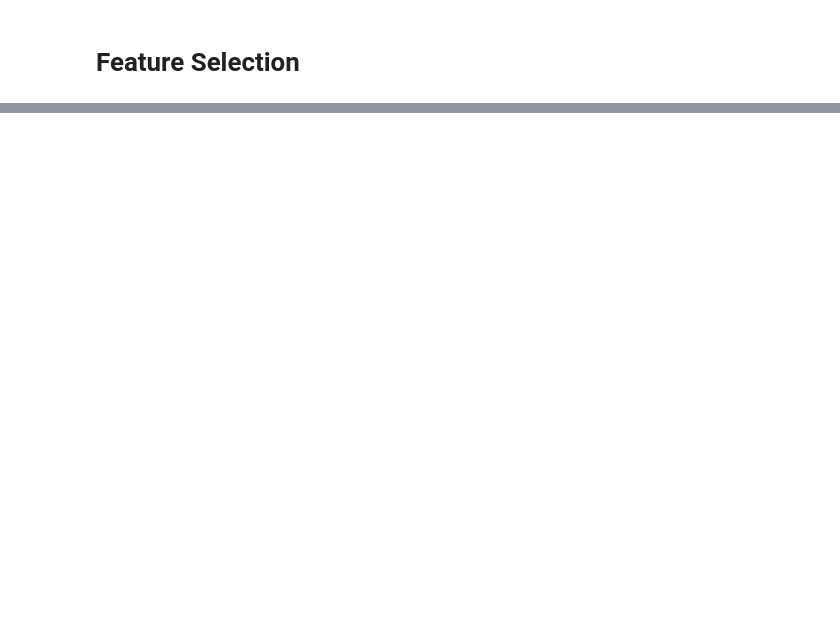
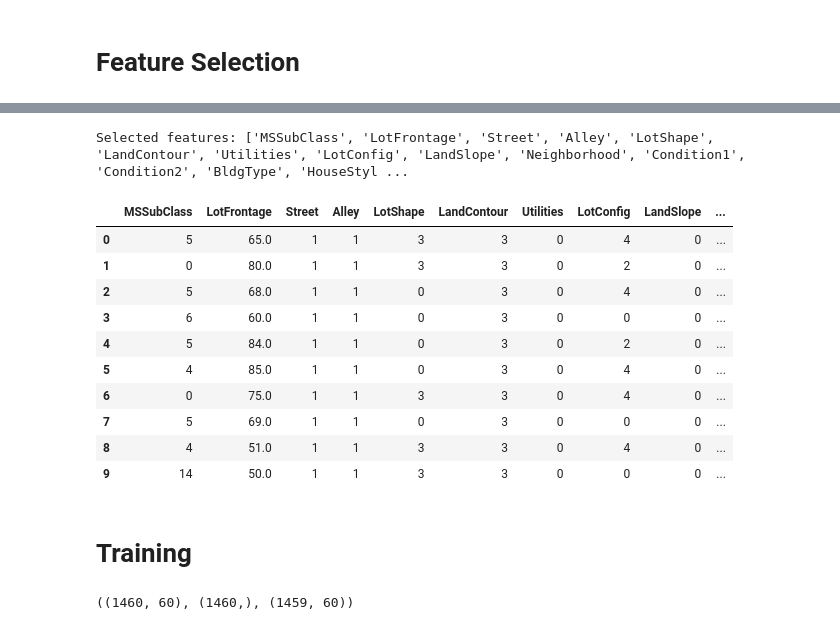
Before and after one commit to Cimbir/advanced-regression-techniques, a Jupyter notebook: model_experiment.ipynb, the cells around one changed output, grey strips where cells are left out. Cells and saved outputs as stored; diff of their text form; code cells hidden in the pictures; blank space fills up the shorter version.

```diff
--- a/model_experiment.ipynb
+++ b/model_experiment.ipynb
@@ -175,10 +276,10 @@ def correlation_filter(df, target_col, threshold=0.8):
     return to_drop
 # %%
 def rfe(df, target_col, n_features_to_select=10):
-    x = df.drop(columns=[target_col])
+    x = df.drop(columns=[target_col, 'Id'])
     y = df[target_col]
 
-    model = LinearRegression(iter=1000, random_state=42)
+    model = LinearRegression()
     rfe = RFE(model, n_features_to_select=n_features_to_select, step=1)
     rfe.fit(x, y)
 
@@ -193,3 +301,36 @@ to_stay = rfe(train, 'SalePrice', 10)
 # %%
-train = train.drop(columns=to_drop)
-test = test.drop(columns=to_drop)
+filtered_train = train.drop(columns=to_drop)
+filtered_test = test.drop(columns=to_drop)
+# %%
+to_stay = rfe(filtered_train, 'SalePrice', 60)
+# %% [output]
+Selected features: ['MSSubClass', 'LotFrontage', 'Street', 'Alley', 'LotShape', 'LandContour', 'Utilities', 'LotConfig', 'LandSlope', 'Neighborhood', 'Condition1', 'Condition2', 'BldgType', 'HouseStyl ...
+# %%
+filtered_train = filtered_train[to_stay + ['SalePrice', 'Id']]
+filtered_test = filtered_test[to_stay + ['Id']]
+# %%
+filtered_train.head(10)
+# %% [output]
+|  | MSSubClass | LotFrontage | Street | Alley | LotShape | LandContour | Utilities | LotConfig | LandSlope | ... |
+| 0 | 5 | 65.0 | 1 | 1 | 3 | 3 | 0 | 4 | 0 | ... |
+| 1 | 0 | 80.0 | 1 | 1 | 3 | 3 | 0 | 2 | 0 | ... |
+| 2 | 5 | 68.0 | 1 | 1 | 0 | 3 | 0 | 4 | 0 | ... |
+| 3 | 6 | 60.0 | 1 | 1 | 0 | 3 | 0 | 0 | 0 | ... |
+| 4 | 5 | 84.0 | 1 | 1 | 0 | 3 | 0 | 2 | 0 | ... |
+| 5 | 4 | 85.0 | 1 | 1 | 0 | 3 | 0 | 4 | 0 | ... |
+| 6 | 0 | 75.0 | 1 | 1 | 3 | 3 | 0 | 4 | 0 | ... |
+| 7 | 5 | 69.0 | 1 | 1 | 0 | 3 | 0 | 0 | 0 | ... |
+| 8 | 4 | 51.0 | 1 | 1 | 3 | 3 | 0 | 4 | 0 | ... |
+| 9 | 14 | 50.0 | 1 | 1 | 3 | 3 | 0 | 0 | 0 | ... |
+# %% [markdown]
+# Training
+# %%
+x_train = filtered_train.drop(columns=['Id', 'SalePrice'])
+train_ids = filtered_train['Id']
+y_train = filtered_train['SalePrice']
+
+x_test = filtered_test.drop(columns=['Id'])
+test_ids = filtered_test['Id']
+x_train.shape, y_train.shape, x_test.shape
+# %% [output]
+((1460, 60), (1460,), (1459, 60))
```
Also changed, not shown: parts of 20 cells of this notebook.
